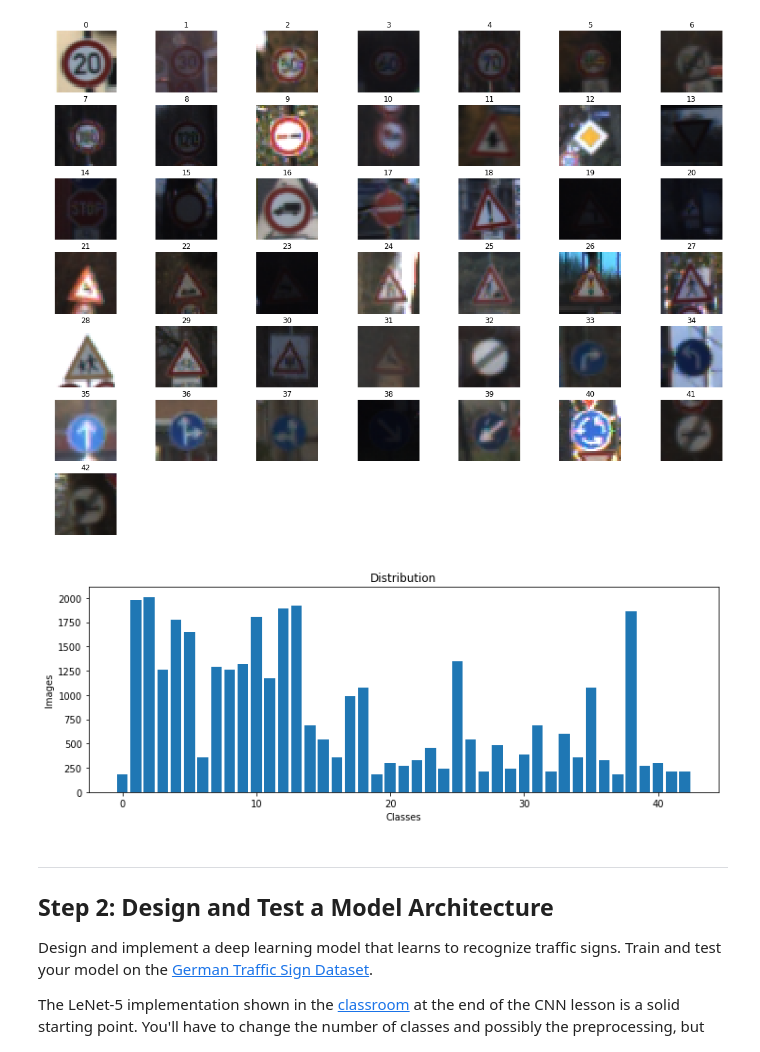
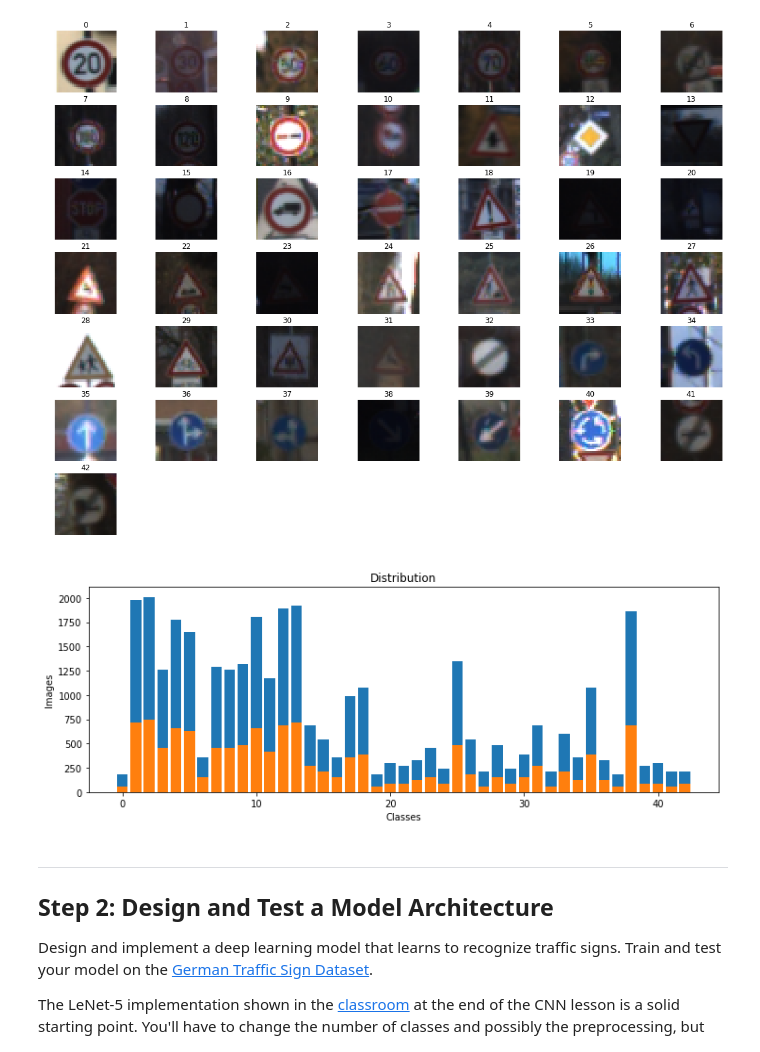
Before and after one commit to asterx/CarND-Traffic-Sign-Classifier-Project, a Jupyter notebook: Traffic_Sign_Classifier.ipynb, the cells around one changed output. Cells and saved outputs as stored; diff of their text form; code cells hidden in the pictures.

Commit message:
Distribution graph contain not both training and testing datasets

```diff
--- a/Traffic_Sign_Classifier.ipynb
+++ b/Traffic_Sign_Classifier.ipynb
@@ -104,9 +104,9 @@ plot_train_images(X_train, y_train, n_classes)
 # %% [output]
 [figure]
 # %%
-plot_distribution(X_train, y_train, n_classes)
+plot_distribution(X_train, y_train, X_test, y_test, n_classes)
 # %% [output]
-[figure, old version]
+[figure, new version]
 # %% [markdown]
 ----
 
```
Also changed, not shown: 2 other files.
